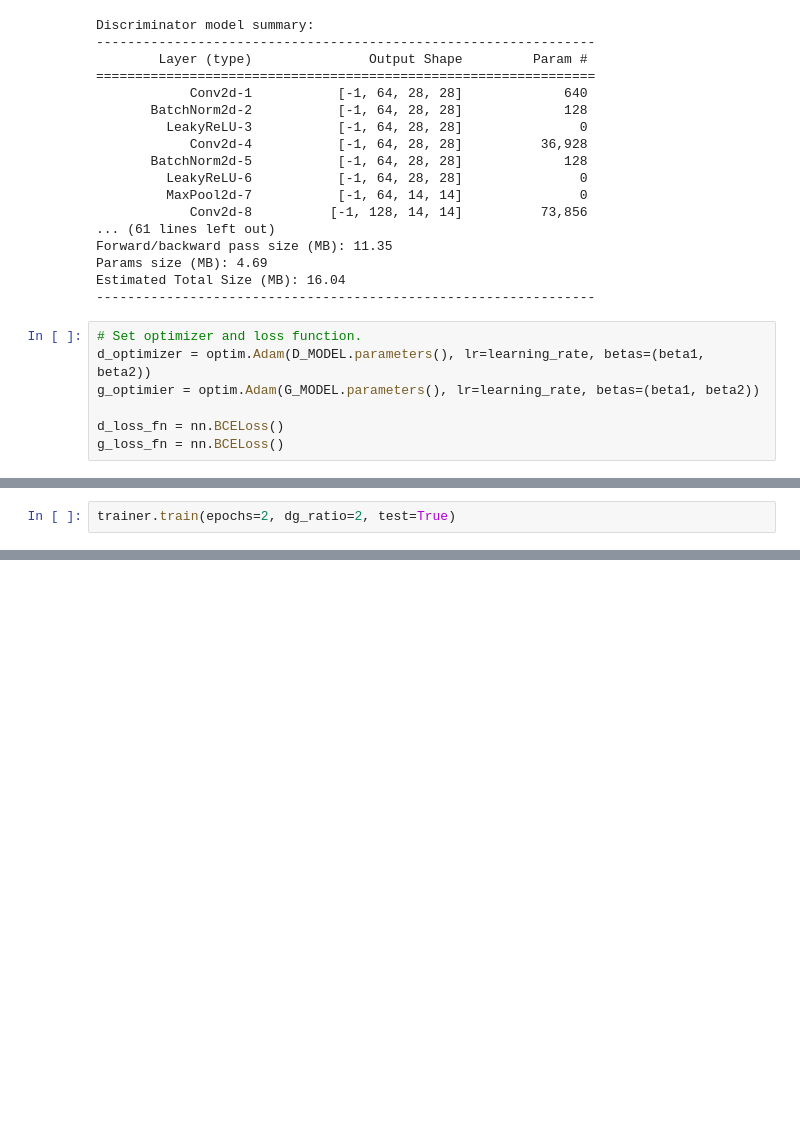
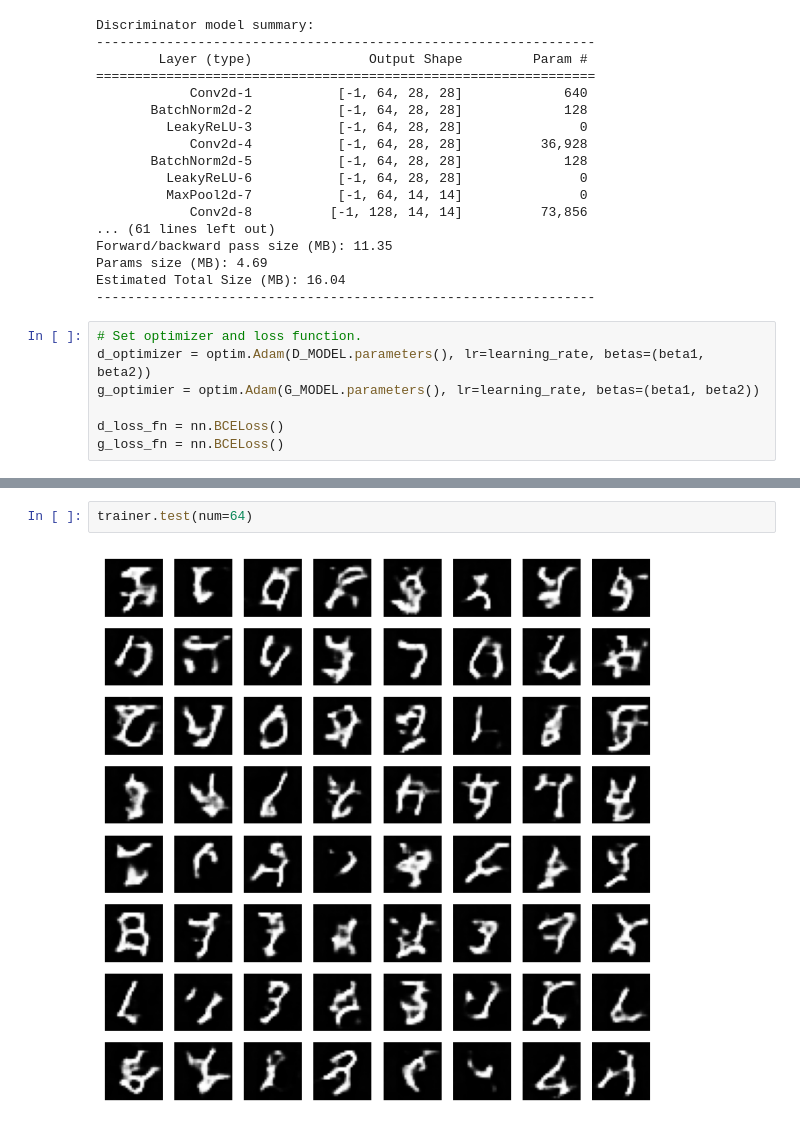
Before and after one commit to 91d906h4/MNIST-C-DCGAN, a Jupyter notebook: src/main.ipynb, the cells around one changed output, grey strips where cells are left out. Cells and saved outputs as stored; diff of their text form; blank space fills up the shorter version.

```diff
--- a/src/main.ipynb
+++ b/src/main.ipynb
@@ -120,2 +117,0 @@ Epoch: 1 | Time: 163.796 | D Loss: 0.435 | G Loss: 6.058
-# %%
-trainer.train(epochs=2, dg_ratio=2, test=True)
@@ -126,0 +118,4 @@ Epoch: 1 | Time: 163.026 | D Loss: 0.467 | G Loss: 6.109
+# %%
+trainer.test(num=64)
+# %% [output]
+[figure, added]
```
Also changed, not shown: parts of 2 cells of this notebook.
